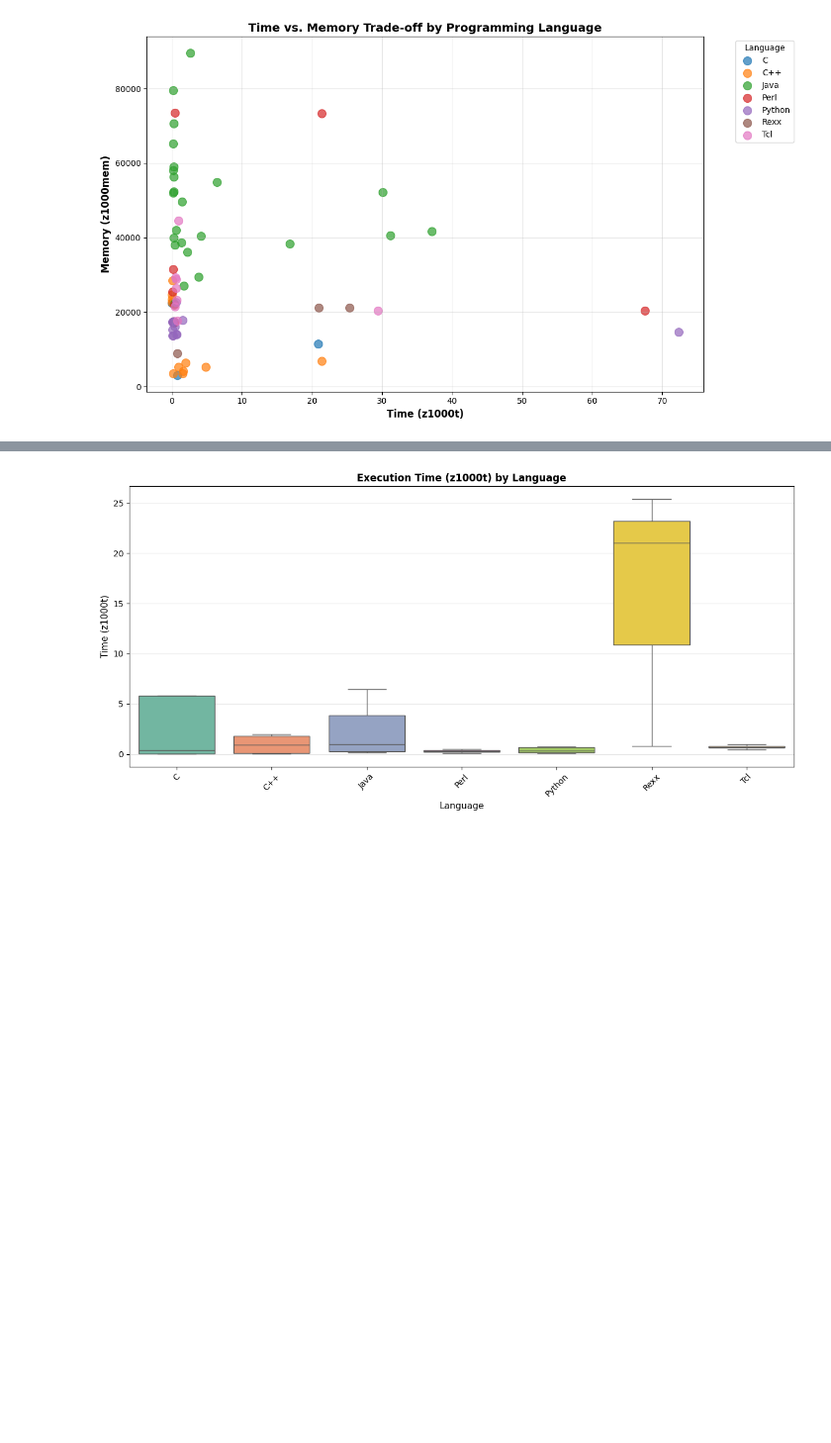
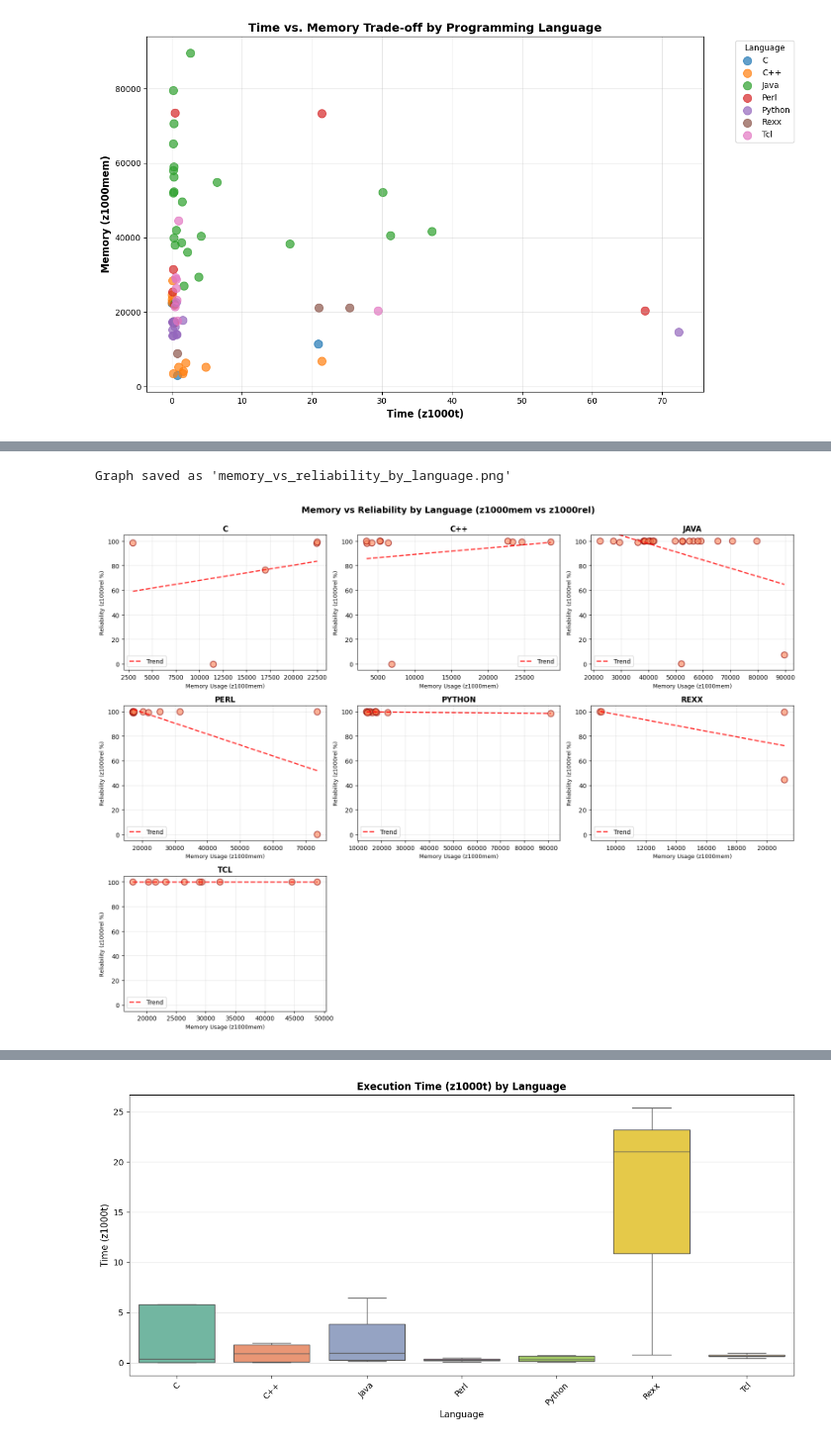
Before and after one commit to Nasro33/assignment3, a Jupyter notebook: main.ipynb, the cells around one changed output, grey strips where cells are left out. Shown: that part at 99% size. Cells and saved outputs as stored; diff of their text form; code cells hidden in the pictures; blank space fills up the shorter version.

```diff
--- a/main.ipynb
+++ b/main.ipynb
@@ -45,0 +139,76 @@ plt.show()
+# %%
+import pandas as pd
+import matplotlib.pyplot as plt
+import seaborn as sns
+import numpy as np
+from scipy import stats
+
+# Load the dataset
+df = pd.read_csv('assignment_3_dataset.csv', index_col=0)
+
+# Normalize language names to lowercase
+df['lang'] = df['lang'].str.lower()
+
+# Remove rows with missing z1000mem or z1000rel values
+df_clean = df.dropna(subset=['z1000mem', 'z1000rel'])
+
+# Get unique languages
+languages = sorted(df_clean['lang'].unique())
+
+# Calculate grid dimensions (3 columns for layout)
+n_langs = len(languages)
+n_cols = 3
+n_rows = (n_langs + n_cols - 1) // n_cols
+
+# Create figure with subplots
+fig, axes = plt.subplots(n_rows, n_cols, figsize=(16, 12))
+axes = axes.flatten()  # Flatten to 1D array for easier indexing
+
+# Generate a plot for each language
+for idx, lang in enumerate(languages):
+    ax = axes[idx]
+
+    # Filter data for this language
+    lang_data = df_clean[df_clean['lang'] == lang]
+
+    # Create scatter plot
+    ax.scatter(lang_data['z1000mem'], lang_data['z1000rel'],
+               s=100, alpha=0.6, color='coral', edgecolors='darkred', linewidth=1.5)
+
+    # Add trend line if there are at least 2 points
+    if len(lang_data) >= 2:
+        z = np.polyfit(lang_data['z1000mem'], lang_data['z1000rel'], 1)
+        p = np.poly1d(z)
+        x_trend = np.linspace(lang_data['z1000mem'].min(), lang_data['z1000mem'].max(), 100)
+        ax.plot(x_trend, p(x_trend), "r--", linewidth=2, alpha=0.8, label='Trend')
+        ax.legend(loc='best')
+
+    # Set labels and title
+    ax.set_xlabel('Memory Usage (z1000mem)', fontsize=9)
+    ax.set_ylabel('Reliability (z1000rel %)', fontsize=9)
+    ax.set_title(f'{lang.upper()}', fontsize=12, fontweight='bold')
+    ax.grid(True, alpha=0.3)
+    ax.set_ylim([-5, 105])
+
+# Hide extra subplots
+for idx in range(len(languages), len(axes)):
+    axes[idx].set_visible(False)
+
+plt.suptitle('Memory vs Reliability by Language (z1000mem vs z1000rel)',
+             fontsize=14, fontweight='bold', y=0.995)
+plt.tight_layout()
+plt.savefig('memory_vs_reliability_by_language.png', dpi=300, bbox_inches='tight')
+print("Graph saved as 'memory_vs_reliability_by_language.png'")
+plt.show()
+
+# Print summary statistics for each language
+print("\n=== Summary Statistics by Language ===\n")
+for lang in languages:
+    lang_data = df_clean[df_clean['lang'] == lang]
+    print(f"\n{lang.upper()}:")
+    print(f"  Count: {len(lang_data)}")
+    print(f"  Memory (z1000mem) - Mean: {lang_data['z1000mem'].mean():.2f}, Median: {lang_data['z1000mem'].median():.2f}")
+    print(f"  Reliability (z1000rel) - Mean: {lang_data['z1000rel'].mean():.2f}, Median: {lang_data['z1000rel'].median():.2f}")
+# %% [output]
+Graph saved as 'memory_vs_reliability_by_language.png'
+[figure, added]
```
Also changed, not shown: parts of 2 cells of this notebook, 6 other files.
